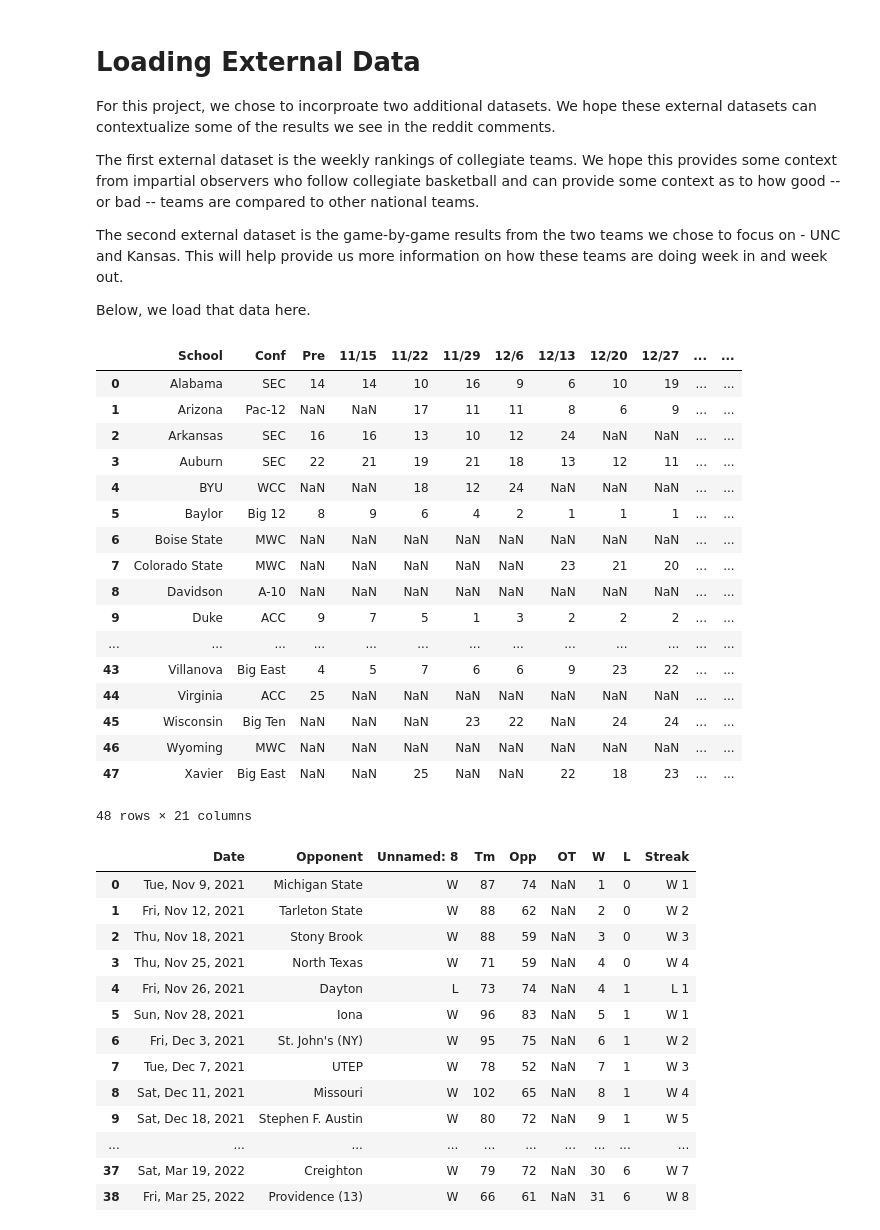
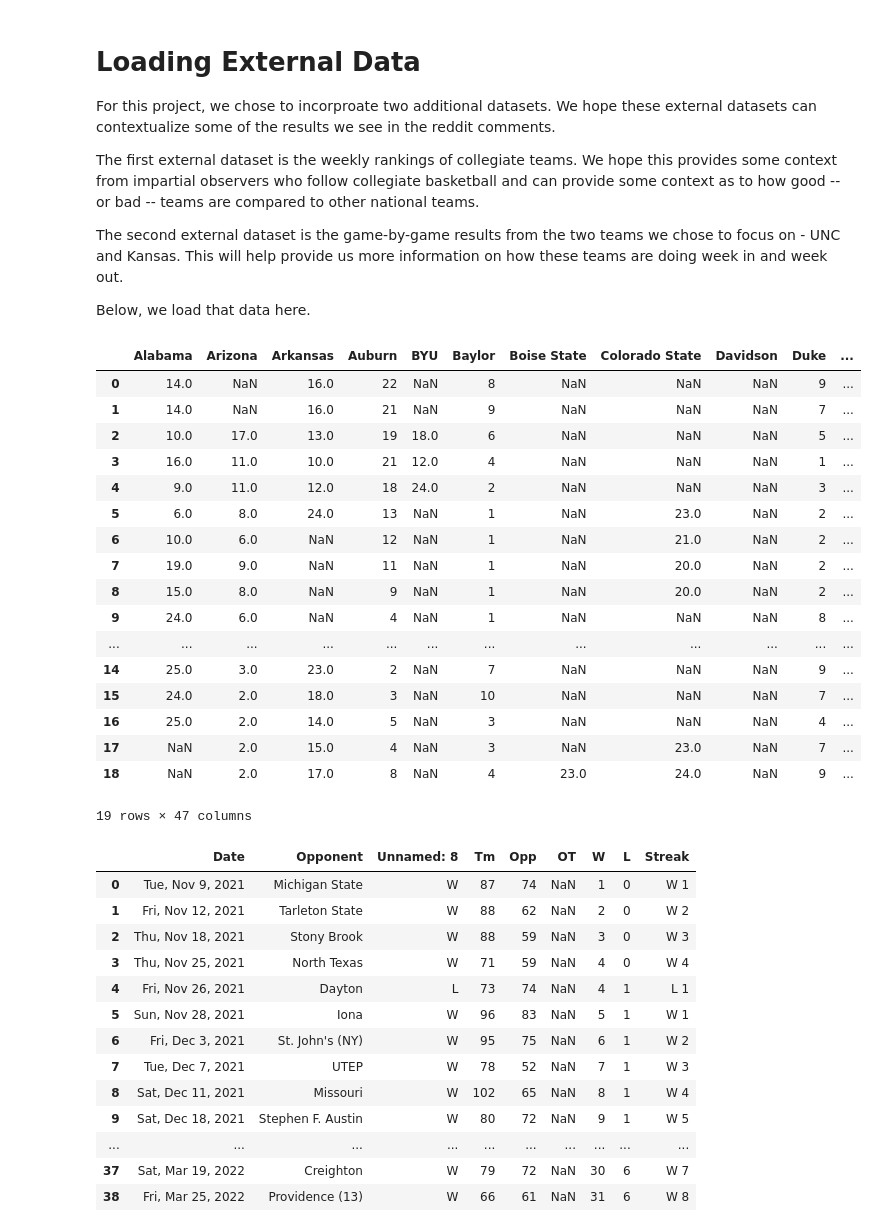
Before and after one commit to gu-dsan6000/fall-2023-reddit-project-team-26, a Jupyter notebook: code/nlp/project_external_data.ipynb, the cells around one changed output. Saved outputs shown, nothing was run; the diff lists cells and outputs as text; code cells hidden in the pictures.

```diff
--- a/code/nlp/project_external_data.ipynb
+++ b/code/nlp/project_external_data.ipynb
@@ -16,27 +18,42 @@ import requests
-# %%
-url = 'https://www.sports-reference.com/cbb/seasons/men/2022-polls.html'
-rankings = pd.read_html(url, header=2)[0]
-
-rankings
-# %% [output]
-|  | School | Conf | Pre | 11/15 | 11/22 | 11/29 | 12/6 | 12/13 | 12/20 | 12/27 | ... | ... |
-| 0 | Alabama | SEC | 14 | 14 | 10 | 16 | 9 | 6 | 10 | 19 | ... | ... |
-| 1 | Arizona | Pac-12 | NaN | NaN | 17 | 11 | 11 | 8 | 6 | 9 | ... | ... |
-| 2 | Arkansas | SEC | 16 | 16 | 13 | 10 | 12 | 24 | NaN | NaN | ... | ... |
-| 3 | Auburn | SEC | 22 | 21 | 19 | 21 | 18 | 13 | 12 | 11 | ... | ... |
-| 4 | BYU | WCC | NaN | NaN | 18 | 12 | 24 | NaN | NaN | NaN | ... | ... |
-| 5 | Baylor | Big 12 | 8 | 9 | 6 | 4 | 2 | 1 | 1 | 1 | ... | ... |
-| 6 | Boise State | MWC | NaN | NaN | NaN | NaN | NaN | NaN | NaN | NaN | ... | ... |
-| 7 | Colorado State | MWC | NaN | NaN | NaN | NaN | NaN | 23 | 21 | 20 | ... | ... |
-| 8 | Davidson | A-10 | NaN | NaN | NaN | NaN | NaN | NaN | NaN | NaN | ... | ... |
-| 9 | Duke | ACC | 9 | 7 | 5 | 1 | 3 | 2 | 2 | 2 | ... | ... |
-| ... | ... | ... | ... | ... | ... | ... | ... | ... | ... | ... | ... | ... |
-| 43 | Villanova | Big East | 4 | 5 | 7 | 6 | 6 | 9 | 23 | 22 | ... | ... |
-| 44 | Virginia | ACC | 25 | NaN | NaN | NaN | NaN | NaN | NaN | NaN | ... | ... |
-| 45 | Wisconsin | Big Ten | NaN | NaN | NaN | 23 | 22 | NaN | 24 | 24 | ... | ... |
-| 46 | Wyoming | MWC | NaN | NaN | NaN | NaN | NaN | NaN | NaN | NaN | ... | ... |
-| 47 | Xavier | Big East | NaN | NaN | 25 | NaN | NaN | 22 | 18 | 23 | ... | ... |
-48 rows × 21 columns
+# %%
+url = 'https://www.sports-reference.com/cbb/seasons/men/2022-polls.html'
+rankings = pd.read_html(url, header=2)[0]
+rankings = rankings.drop('Conf', axis=1)
+
+rankings_transpose = rankings.T
+rankings_transpose = rankings_transpose.reset_index(drop=True)
+
+new_header = rankings_transpose.iloc[0] #grab the first row for the header
+rankings_transpose = rankings_transpose[1:] #take the data less the header row
+rankings_transpose.columns = new_header
+
+for column in rankings_transpose.columns:
+    rankings_transpose[column] = pd.to_numeric(rankings_transpose[column], errors='coerce')
+rankings_transpose.dtypes
+
+rankings_transpose = rankings_transpose.reset_index(drop=True)
+rankings_transpose = rankings_transpose.drop(rankings_transpose.columns[20], axis=1)
+
+rankings_transpose
+# %% [output]
+|  | Alabama | Arizona | Arkansas | Auburn | BYU | Baylor | Boise State | Colorado State | Davidson | Duke | ... |
+| 0 | 14.0 | NaN | 16.0 | 22 | NaN | 8 | NaN | NaN | NaN | 9 | ... |
+| 1 | 14.0 | NaN | 16.0 | 21 | NaN | 9 | NaN | NaN | NaN | 7 | ... |
+| 2 | 10.0 | 17.0 | 13.0 | 19 | 18.0 | 6 | NaN | NaN | NaN | 5 | ... |
+| 3 | 16.0 | 11.0 | 10.0 | 21 | 12.0 | 4 | NaN | NaN | NaN | 1 | ... |
+| 4 | 9.0 | 11.0 | 12.0 | 18 | 24.0 | 2 | NaN | NaN | NaN | 3 | ... |
+| 5 | 6.0 | 8.0 | 24.0 | 13 | NaN | 1 | NaN | 23.0 | NaN | 2 | ... |
+| 6 | 10.0 | 6.0 | NaN | 12 | NaN | 1 | NaN | 21.0 | NaN | 2 | ... |
+| 7 | 19.0 | 9.0 | NaN | 11 | NaN | 1 | NaN | 20.0 | NaN | 2 | ... |
+| 8 | 15.0 | 8.0 | NaN | 9 | NaN | 1 | NaN | 20.0 | NaN | 2 | ... |
+| 9 | 24.0 | 6.0 | NaN | 4 | NaN | 1 | NaN | NaN | NaN | 8 | ... |
+| ... | ... | ... | ... | ... | ... | ... | ... | ... | ... | ... | ... |
+| 14 | 25.0 | 3.0 | 23.0 | 2 | NaN | 7 | NaN | NaN | NaN | 9 | ... |
+| 15 | 24.0 | 2.0 | 18.0 | 3 | NaN | 10 | NaN | NaN | NaN | 7 | ... |
+| 16 | 25.0 | 2.0 | 14.0 | 5 | NaN | 3 | NaN | NaN | NaN | 4 | ... |
+| 17 | NaN | 2.0 | 15.0 | 4 | NaN | 3 | NaN | 23.0 | NaN | 7 | ... |
+| 18 | NaN | 2.0 | 17.0 | 8 | NaN | 4 | 23.0 | 24.0 | NaN | 9 | ... |
+19 rows × 47 columns
 # %%
 url_kansas = 'https://www.sports-reference.com/cbb/schools/kansas/men/2022-schedule.html'
 kansas_schedule = pd.read_html(url_kansas, header=0)[1]
```
Also changed, not shown: parts of 5 cells of this notebook.
